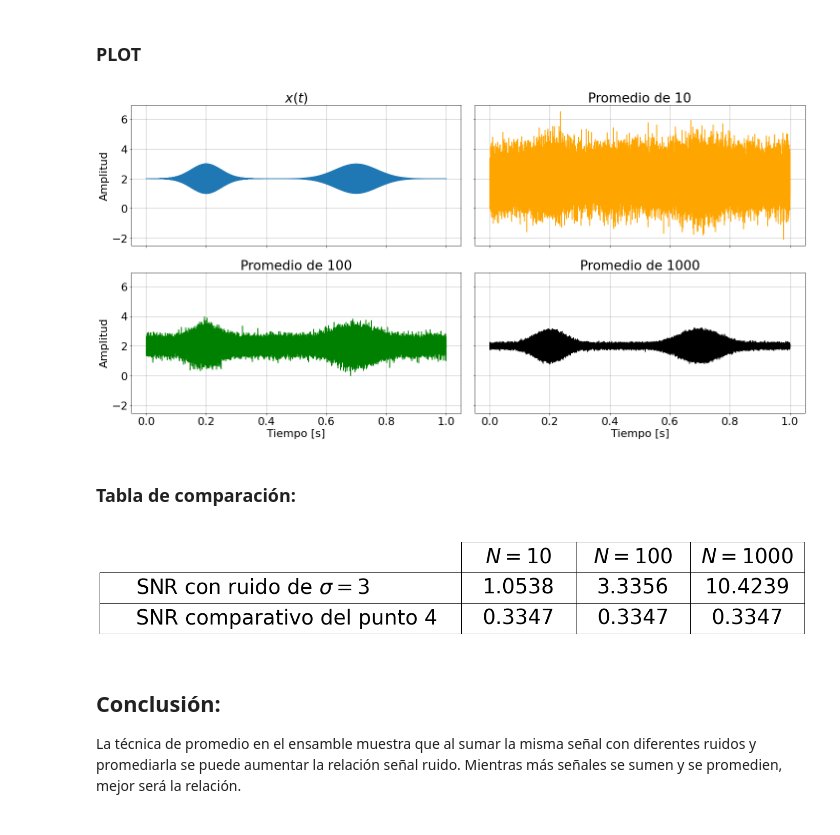
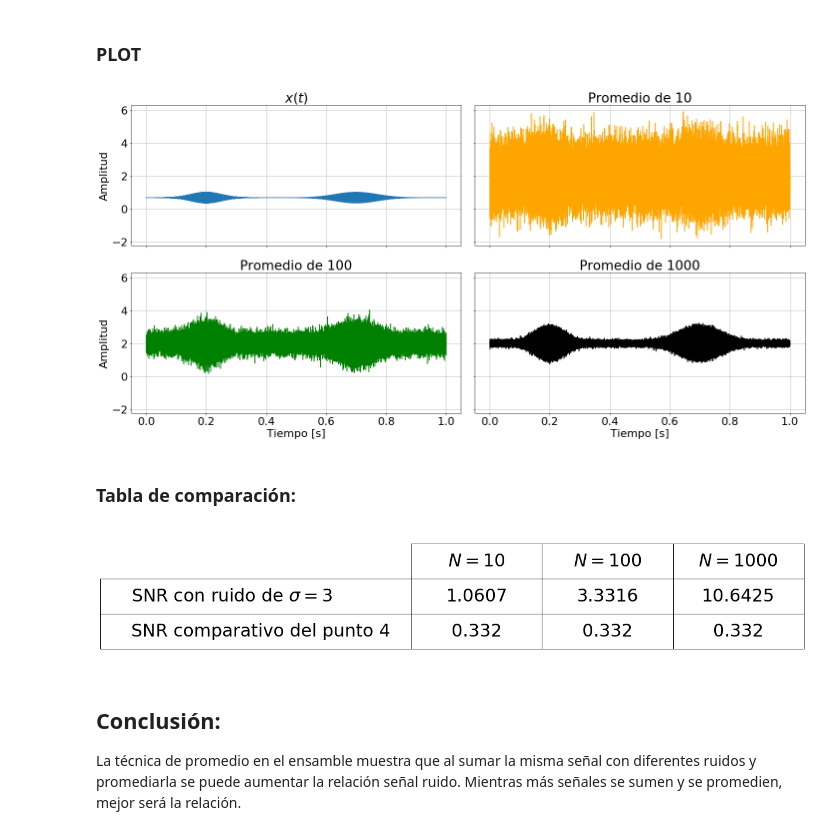
Before and after one commit to reborafs/dsp-untref, a Jupyter notebook: notebook/TP1.ipynb, the cells around one changed output. Saved outputs shown, nothing was run; the diff lists cells and outputs as text; code cells hidden in the pictures.

```diff
--- a/notebook/TP1.ipynb
+++ b/notebook/TP1.ipynb
@@ -268,12 +289,12 @@ y_con_ruido1 = y + ruido1
 y_con_ruido3 = y + ruido3
 
 # NORMALIZACION DE AMBAS SENALES CON RUIDO
-x_norm = x/max(abs(x))
+xN = x/max(abs(x))
 x_con_ruido01 = x_con_ruido01/max(abs(x_con_ruido01))
 x_con_ruido1 = x_con_ruido1/max(abs(x_con_ruido1))
 x_con_ruido3 = x_con_ruido3/max(abs(x_con_ruido3))
 
-y_norm = y/max(abs(y))
+yN = y/max(abs(y))
 y_con_ruido01 = y_con_ruido01/max(abs(y_con_ruido01))
 y_con_ruido1 = y_con_ruido1/max(abs(y_con_ruido1))
 y_con_ruido3 = y_con_ruido3/max(abs(y_con_ruido3))
@@ -406,7 +427,7 @@ mean_1000 = total_1000/1000
 plt.rcParams.update({'font.size': 22})
 fig, axs = plt.subplots(2, 2, sharex=True, sharey=True, figsize=[20, 10])
 
-axs[0, 0].plot(vector_t, x)
+axs[0, 0].plot(vector_t, xN)
 axs[0, 0].set_title(r'$x(t)$')
 axs[0, 1].plot(vector_t, mean_10, color='orange')
 axs[0, 1].set_title('Promedio de 10')
@@ -423,12 +444,12 @@ axs.flat[3].set(xlabel='Tiempo [s]')
 for ax in axs.flat:
     ax.grid()
 # %% [output]
-[figure, old version]
+[figure, new version]
 # %% [markdown]
 ### Tabla de comparación:
 # %%
 # Calculo de la relacion senal ruido para cada senal
-amplitud_x = (max(x)-min(x))/2
+amplitud_x = (max(xN)-min(xN))/2
 
 SNR_x3= amplitud_x/desvio_estandar(ruido3)
 SNR_mean10= amplitud_x/desvio_estandar(mean_10[40000:])
@@ -437,26 +458,26 @@ SNR_mean1000= amplitud_x/desvio_estandar(mean_1000[40000:])
 # %%
 fig = plt.figure()
 plt.axis('off')
 plt.axis('tight')
 
 data = [[SNR_mean10, SNR_mean100, SNR_mean1000],
         [SNR_x3, SNR_x3, SNR_x3]]
 data = np.round(data, 4)
 
 columns = (['$N = 10$', '$N = 100$', '$N = 1000$'])
 rows = (["SNR con ruido de $\sigma = 3$", "SNR comparativo del punto 4"])
 
 the_table = plt.table(cellText=data,
                       rowLabels=rows,
                       colLabels=columns,
                       loc='center',
                       cellLoc='center',
                       colLoc='center')
-the_table.set_fontsize(40)
+the_table.set_fontsize(30)
 the_table.scale(2, 5)
 plt.show()
 # %% [output]
-[figure, old version]
+[figure, new version]
 # %% [markdown]
 ## Conclusión:
 La técnica de promedio en el ensamble muestra que al sumar la misma señal con diferentes ruidos y promediarla se puede aumentar la relación señal ruido. Mientras más señales se sumen y se promedien, mejor será la relación.
```
Also changed, not shown: parts of 39 cells of this notebook.
